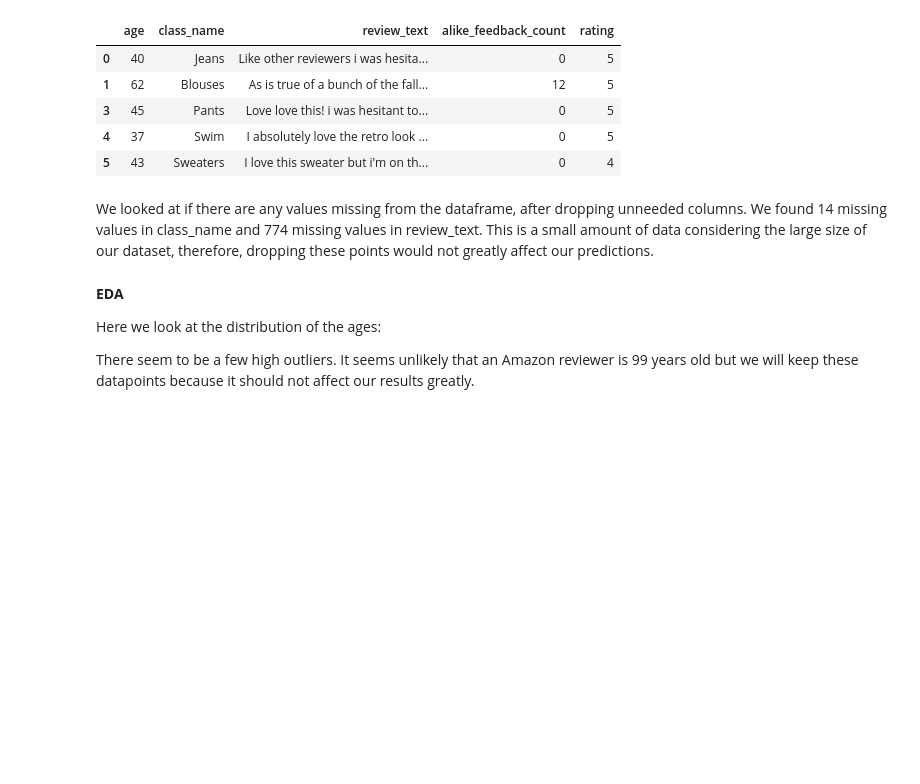
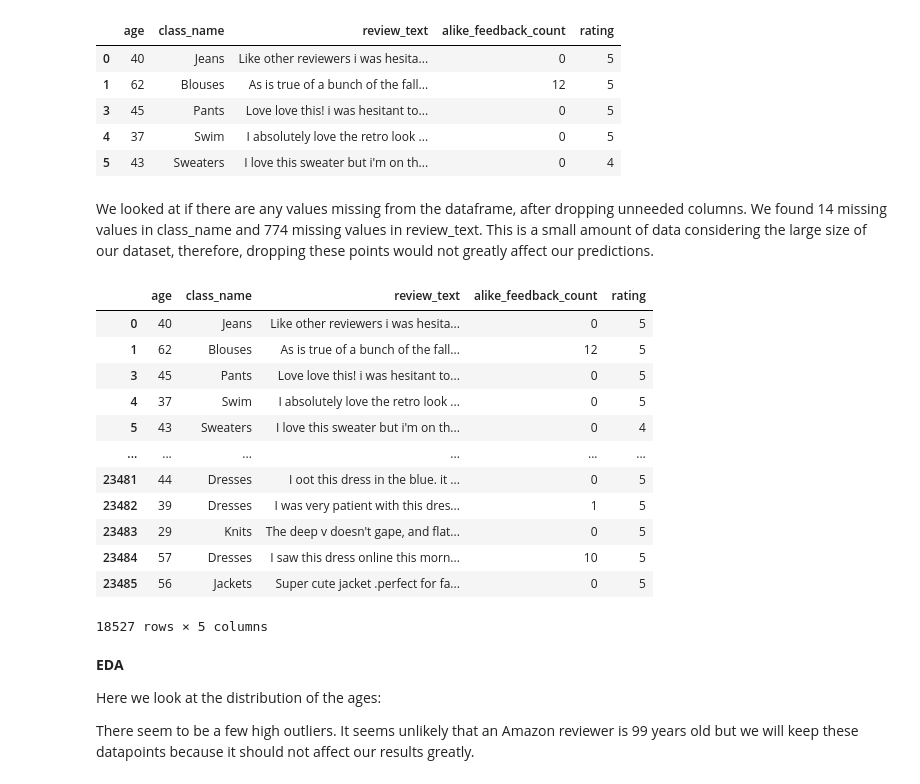
Before and after one commit to mf02511/AmazonReview-Classification, a Jupyter notebook: CheckpointGroup027-Wi23.ipynb, the cells around one changed output. Drawn from its saved outputs; the diff is of its cells as text; code cells hidden in the pictures; blank space fills up the shorter version.

```diff
--- a/CheckpointGroup027-Wi23.ipynb
+++ b/CheckpointGroup027-Wi23.ipynb
@@ -88,9 +95,27 @@ df.head()
 # %% [markdown]
 We looked at if there are any values missing from the dataframe, after dropping unneeded columns. We found 14 missing values in class_name and 774 missing values in review_text. This is a small amount of data considering the large size of our dataset, therefore, dropping these points would not greatly affect our predictions.
 # %%
+# Checking if there is missing/Nan values
 df.isnull().values.any()
 df.isnull().sum()
+
+# Dropping NaN values
 df = df.dropna()
+df
+# %% [output]
+|  | age | class_name | review_text | alike_feedback_count | rating |
+| 0 | 40 | Jeans | Like other reviewers i was hesita... | 0 | 5 |
+| 1 | 62 | Blouses | As is true of a bunch of the fall... | 12 | 5 |
+| 3 | 45 | Pants | Love love this! i was hesitant to... | 0 | 5 |
+| 4 | 37 | Swim | I absolutely love the retro look ... | 0 | 5 |
+| 5 | 43 | Sweaters | I love this sweater but i'm on th... | 0 | 4 |
+| ... | ... | ... | ... | ... | ... |
+| 23481 | 44 | Dresses | I oot this dress in the blue. it ... | 0 | 5 |
+| 23482 | 39 | Dresses | I was very patient with this dres... | 1 | 5 |
+| 23483 | 29 | Knits | The deep v doesn't gape, and flat... | 0 | 5 |
+| 23484 | 57 | Dresses | I saw this dress online this morn... | 10 | 5 |
+| 23485 | 56 | Jackets | Super cute jacket .perfect for fa... | 0 | 5 |
+18527 rows × 5 columns
 # %% [markdown]
 **EDA**
 
```
Also changed, not shown: parts of 5 cells of this notebook.
